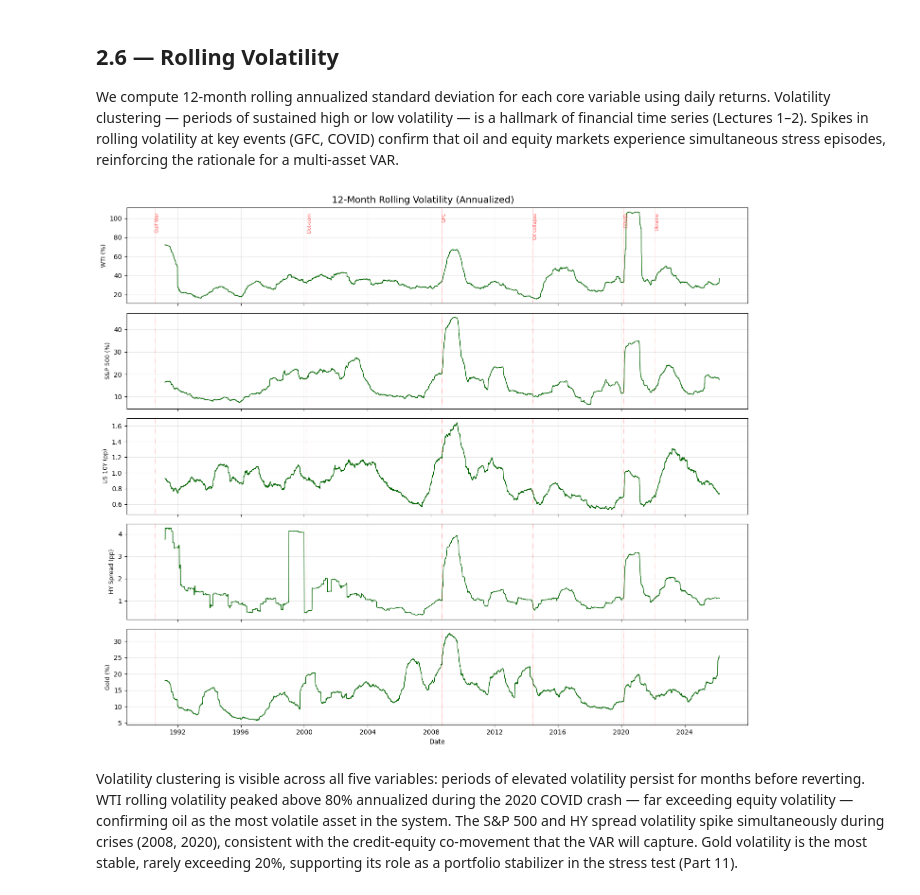
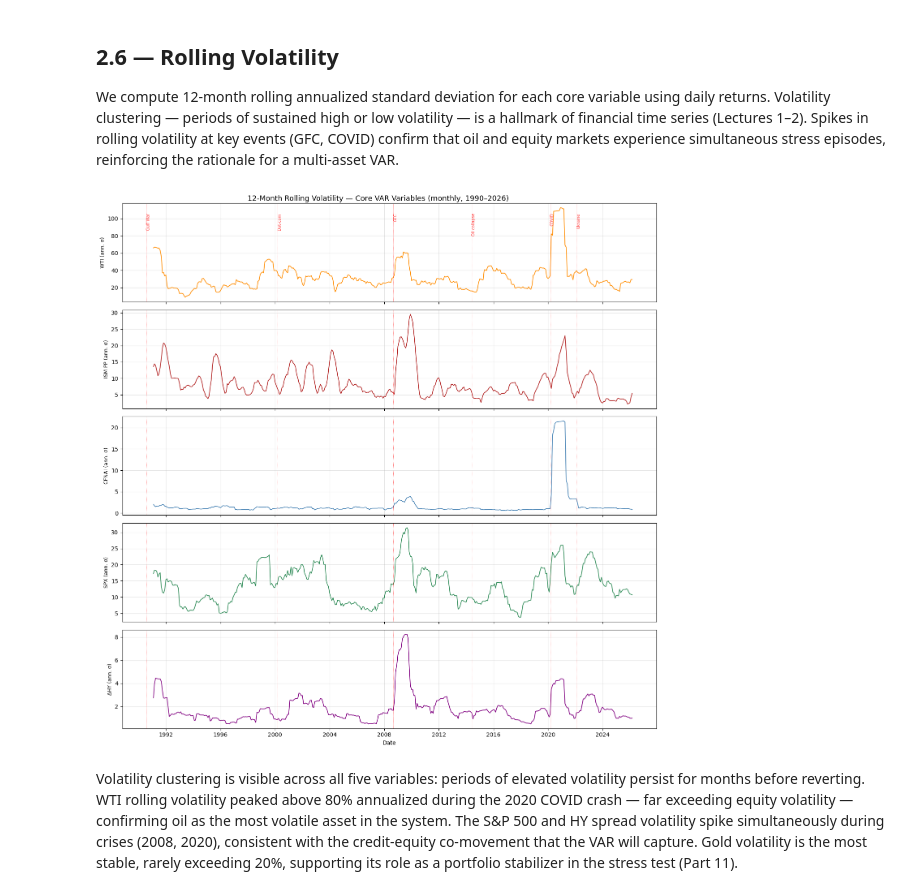
Before and after one commit to Altankaragulle/EMIF_Project_Oil, a Jupyter notebook: EMIF_Oil_Shock_Project.ipynb, the cells around one changed output. Saved outputs shown, nothing was run; the diff lists cells and outputs as text; code cells hidden in the pictures.

```diff
--- a/EMIF_Oil_Shock_Project.ipynb
+++ b/EMIF_Oil_Shock_Project.ipynb
@@ -601,37 +614,38 @@ The cumulative return paths highlight the distinct behavior of each asset class.
 
 We compute 12-month rolling annualized standard deviation for each core variable using daily returns. Volatility clustering — periods of sustained high or low volatility — is a hallmark of financial time series (Lectures 1–2). Spikes in rolling volatility at key events (GFC, COVID) confirm that oil and equity markets experience simultaneous stress episodes, reinforcing the rationale for a multi-asset VAR.
 # %%
-# 12-month rolling volatility (annualized)
-rolling_vol = pd.DataFrame(index=daily_ret.index)
-for col in core_vars:
-    rolling_vol[col] = daily_ret[col].rolling(window=252).std() * np.sqrt(252)
+# 12-month rolling volatility using monthly var_df (annualized with sqrt(12))
+rolling_vol = pd.DataFrame(index=var_df.index)
+rolling_vol["WTI"]    = var_df["WTI"].rolling(window=12).std() * np.sqrt(12)
+rolling_vol["ISM_PP"] = var_df["ISM_PP"].rolling(window=12).std() * np.sqrt(12)
+rolling_vol["CFNAI"]  = var_df["CFNAI"].rolling(window=12).std() * np.sqrt(12)
+rolling_vol["SPX"]    = var_df["SPX"].rolling(window=12).std() * np.sqrt(12)
+rolling_vol["DHY"]    = var_df["DHY"].rolling(window=12).std() * np.sqrt(12)
 
-# Plot
-fig, axes = plt.subplots(5, 1, figsize=(14, 12), sharex=True)
-fig.suptitle('12-Month Rolling Volatility (Annualized)', fontsize=14)
+vol_labels = ["WTI (ann. σ)", "ISM PP (ann. σ)", "CFNAI (ann. σ)", "SPX (ann. σ)", "ΔHY (ann. σ)"]
+colors     = ["darkorange", "firebrick", "steelblue", "seagreen", "purple"]
 
-vol_labels = ['WTI (%)', 'S&P 500 (%)', 'US 10Y (pp)', 'HY Spread (pp)', 'Gold (%)']
+fig, axes = plt.subplots(5, 1, figsize=(14, 14), sharex=True)
+fig.suptitle("12-Month Rolling Volatility — Core VAR Variables (monthly, 1990–2026)", fontsize=13)
 
-for i, (var, label) in enumerate(zip(core_vars, vol_labels)):
+for i, (col, label, color) in enumerate(zip(rolling_vol.columns, vol_labels, colors)):
     ax = axes[i]
-    ax.plot(rolling_vol.index, rolling_vol[var], linewidth=1, color='darkgreen')
+    ax.plot(rolling_vol.index, rolling_vol[col], linewidth=1.2, color=color)
     ax.set_ylabel(label, fontsize=9)
     ax.grid(True, alpha=0.3)
-
-    # Annotate events
     for event_date, event_name in events.items():
         event_dt = pd.to_datetime(event_date)
         if rolling_vol.index.min() <= event_dt <= rolling_vol.index.max():
-            ax.axvline(event_dt, color='red', linewidth=0.6, linestyle=':', alpha=0.5)
-            if i == 0:  # Labels on first subplot only
-                ax.text(event_dt, ax.get_ylim()[1] * 0.95, event_name,
-                       rotation=90, verticalalignment='top', fontsize=7, color='red', alpha=0.7)
+            ax.axvline(event_dt, color='red', linewidth=0.6, linestyle=':', alpha=0.7)
+            if i == 0:
+                ax.text(event_dt, ax.get_ylim()[1] * 0.9, event_name,
+                        rotation=90, verticalalignment='top', fontsize=7, color='red', alpha=0.8)
 
 axes[-1].set_xlabel('Date', fontsize=10)
 plt.tight_layout()
 plt.show()
 # %% [output]
-[figure, old version]
+[figure, new version]
 # %% [markdown]
 Volatility clustering is visible across all five variables: periods of elevated volatility persist for months before reverting. WTI rolling volatility peaked above 80% annualized during the 2020 COVID crash — far exceeding equity volatility — confirming oil as the most volatile asset in the system. The S&P 500 and HY spread volatility spike simultaneously during crises (2008, 2020), consistent with the credit-equity co-movement that the VAR will capture. Gold volatility is the most stable, rarely exceeding 20%, supporting its role as a portfolio stabilizer in the stress test (Part 11).
 # %% [markdown]
```
Also changed, not shown: parts of 32 cells of this notebook.
